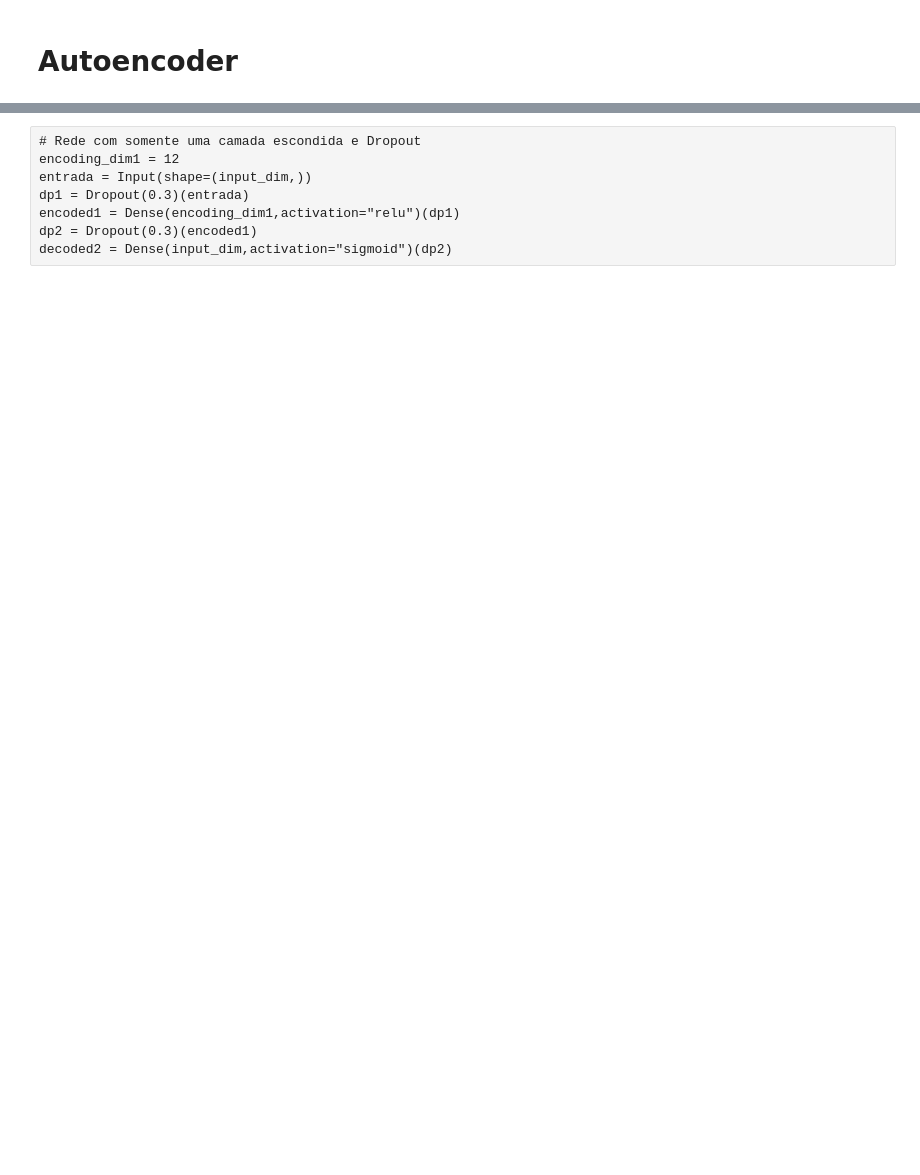
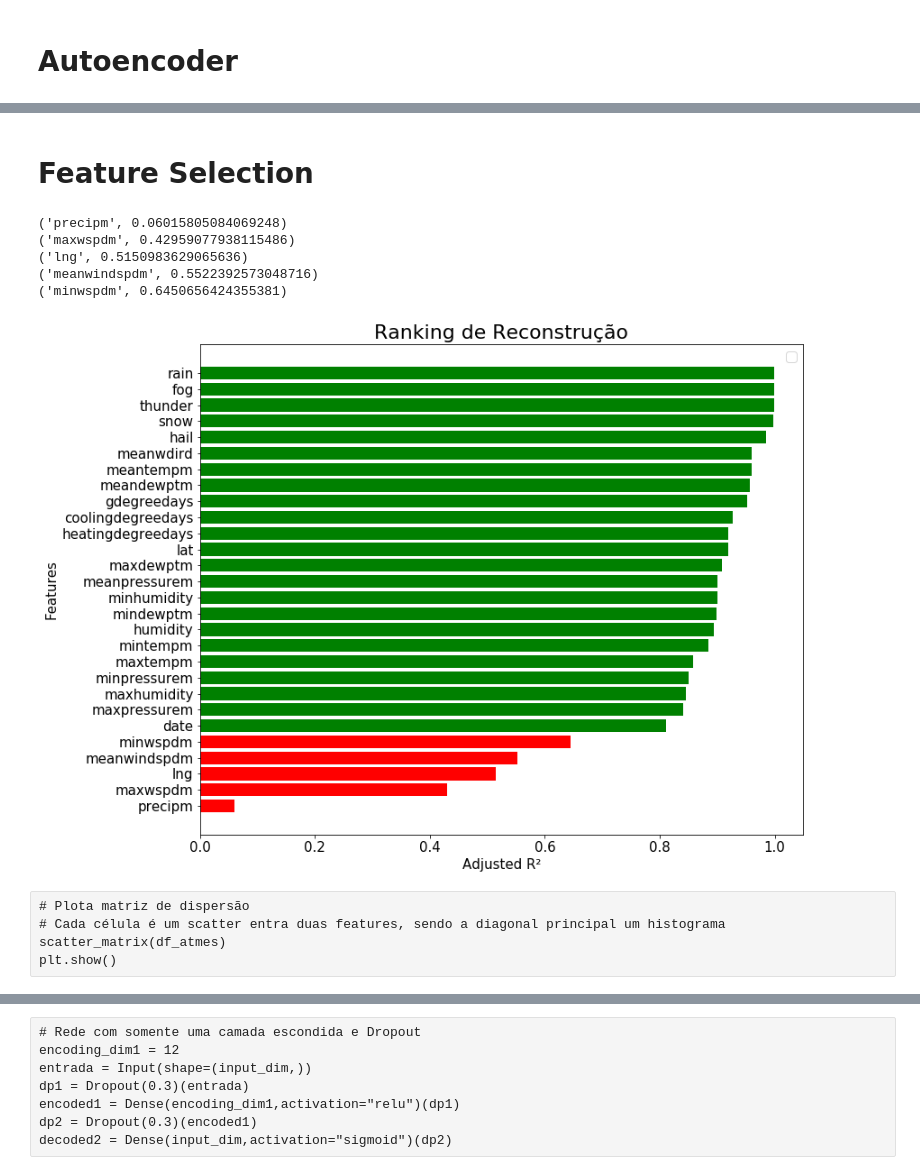
Before and after one commit to nabsonp/Autoencoder_Distribuicao_Especies, a Jupyter notebook: Treinamento.ipynb, the cells around one changed output, grey strips where cells are left out. Drawn from its saved outputs; the diff is of its cells as text; code cells hidden in the pictures; blank space fills up the shorter version.

```diff
--- a/Treinamento.ipynb
+++ b/Treinamento.ipynb
@@ -185,0 +161,9 @@ input_dim
+# %%
+# Calcula o score para todas as features separadamente
+testeAtMes = pd.DataFrame(testeAtMes, columns=df_atmes.columns)
+score = {}
+for c in testeAtMes.columns:
+    score[c] = r2_score(X_testAtMes[c],testeAtMes[c])
+    # R² ajustado com k igual ao número de neurônios na camada decodificada
+    score[c] = 1 - (1-score[c]) * (len(testeAtMes) -1) / (len(testeAtMes) - encoding_dim1 -1)
+score
@@ -185,0 +188,39 @@ input_dim
+# %% [markdown]
+# Feature Selection
+# %%
+bads = []
+values = []
+rank = []
+rankv = []
+# Ranqueia
+for b in sorted(score, key = score.get):
+    rank.append(b)
+    rankv.append(score[b])
+
+# Separa as ruins
+for a in sorted(score, key = score.get):
+    if(score[a] < 0.8):
+        print(a,score[a])
+        bads.append(a)
+        values.append(score[a])
+        rank.remove(a)
+        rankv.remove(score[a])
+
+# Plota gráfico de barras horizontais
+plt.figure(figsize=(12,10))
+plt.rc('font', size=15)
+plt.rc('axes', titlesize=22)
+plt.title(u"Ranking de Reconstrução")
+plt.legend()
+plt.xlabel(u"Adjusted R²")
+plt.ylabel("Features")
+plt.barh(bads,values,color='r')
+plt.barh(rank,rankv,color='green')
+plt.savefig('ranking_reconstrucao.svg', format="svg", bbox_inches='tight')
+# %% [output]
+('precipm', 0.06015805084069248)
+('maxwspdm', 0.42959077938115486)
+('lng', 0.5150983629065636)
+('meanwindspdm', 0.5522392573048716)
+('minwspdm', 0.6450656424355381)
+[figure, added]
@@ -185,0 +231,5 @@ input_dim
+# %% [raw]
+# Plota matriz de dispersão
+# Cada célula é um scatter entra duas features, sendo a diagonal principal um histograma
+scatter_matrix(df_atmes)
+plt.show()
```
Also changed, not shown: parts of 82 cells of this notebook.
